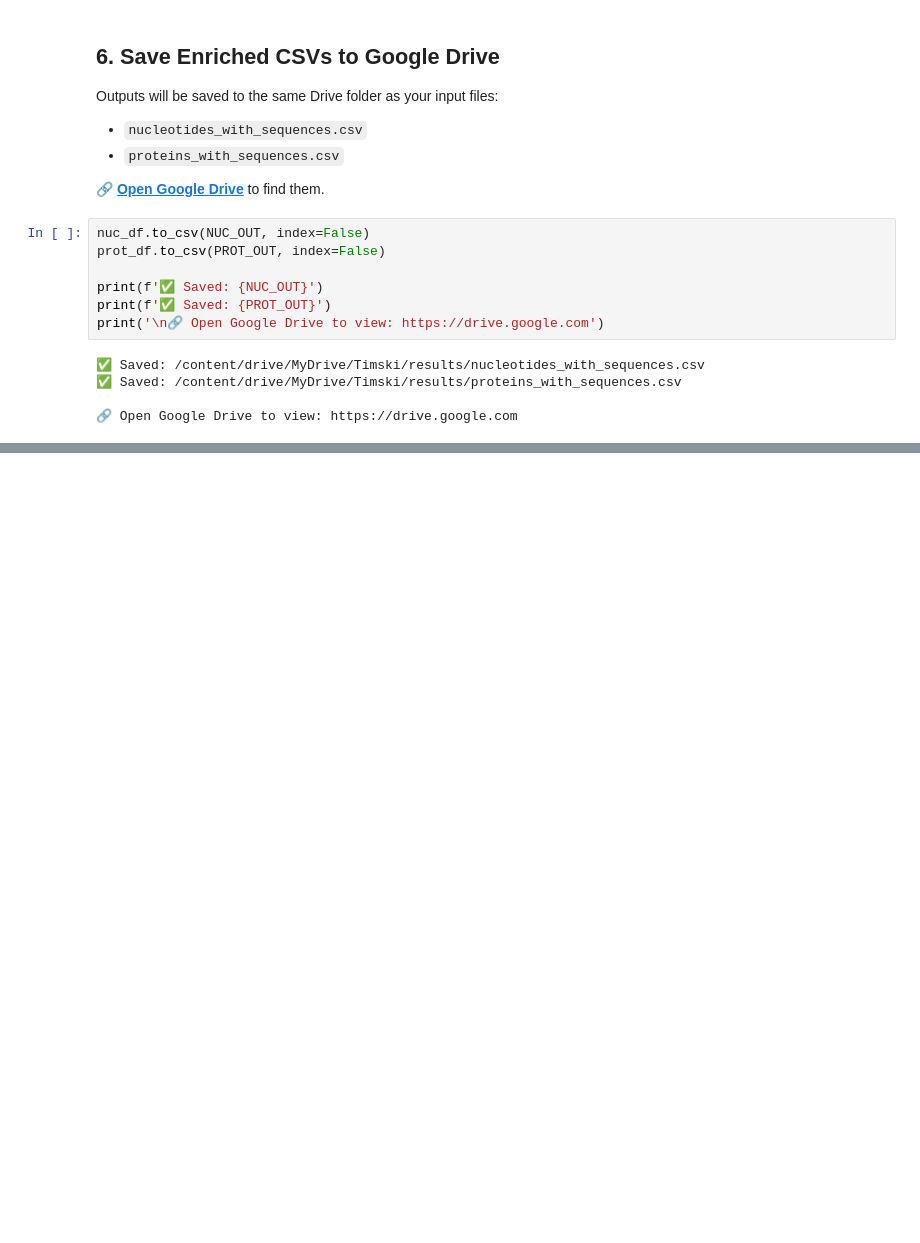
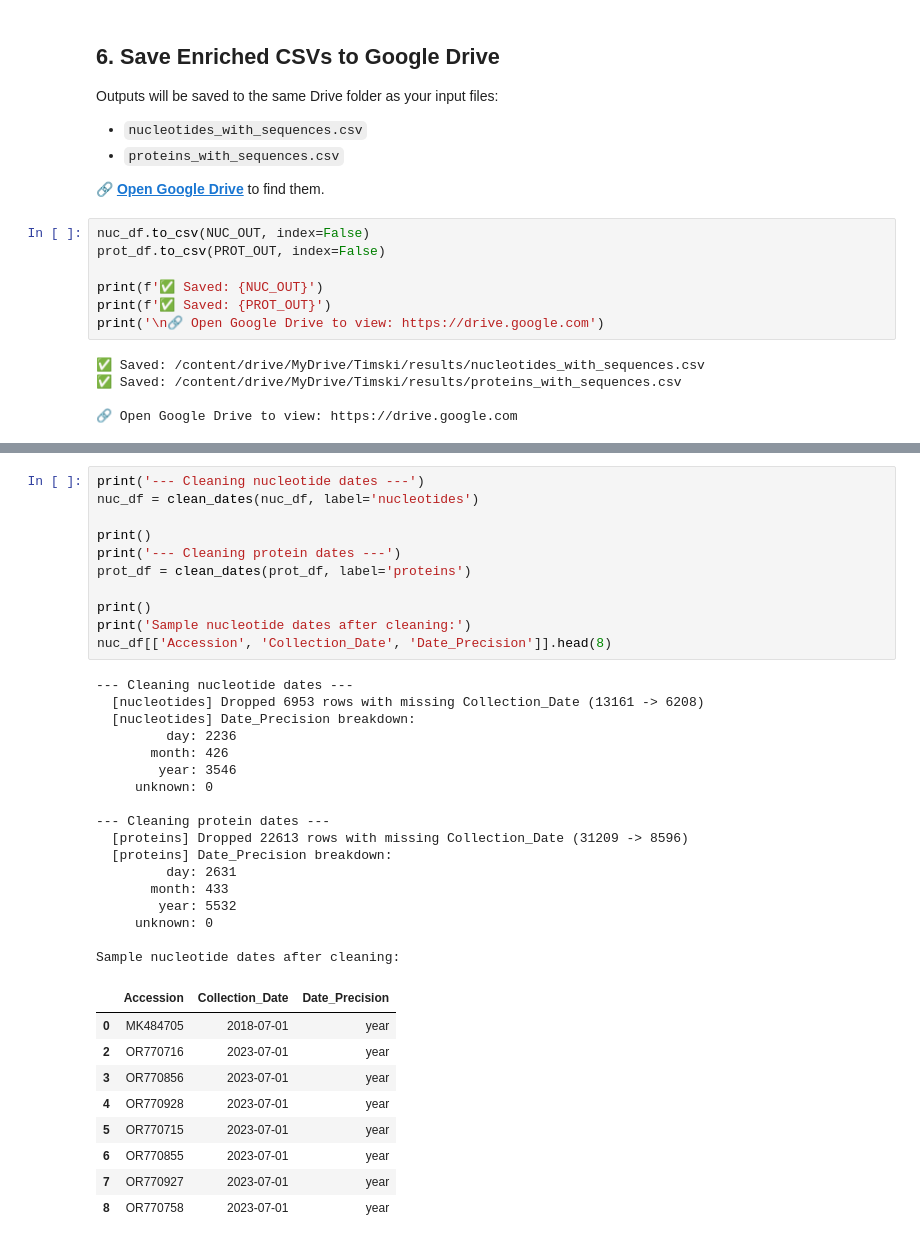
Before and after one commit to janaangeloska/Bayesian-Phylogenetic-Analysis-of-HPV, a Jupyter notebook: notebooks/01_data_preparation.ipynb, the cells around one changed output, grey strips where cells are left out. Saved outputs shown, nothing was run; the diff lists cells and outputs as text; blank space fills up the shorter version.

```diff
--- a/notebooks/01_data_preparation.ipynb
+++ b/notebooks/01_data_preparation.ipynb
@@ -184,0 +258,38 @@ print('\n🔗 Open Google Drive to view: https://drive.google.com')
+# %%
+print('--- Cleaning nucleotide dates ---')
+nuc_df = clean_dates(nuc_df, label='nucleotides')
+
+print()
+print('--- Cleaning protein dates ---')
+prot_df = clean_dates(prot_df, label='proteins')
+
+print()
+print('Sample nucleotide dates after cleaning:')
+nuc_df[['Accession', 'Collection_Date', 'Date_Precision']].head(8)
+# %% [output]
+--- Cleaning nucleotide dates ---
+  [nucleotides] Dropped 6953 rows with missing Collection_Date (13161 -> 6208)
+  [nucleotides] Date_Precision breakdown:
+         day: 2236
+       month: 426
+        year: 3546
+     unknown: 0
+
+--- Cleaning protein dates ---
+  [proteins] Dropped 22613 rows with missing Collection_Date (31209 -> 8596)
+  [proteins] Date_Precision breakdown:
+         day: 2631
+       month: 433
+        year: 5532
+     unknown: 0
+
+Sample nucleotide dates after cleaning:
+|  | Accession | Collection_Date | Date_Precision |
+| 0 | MK484705 | 2018-07-01 | year |
+| 2 | OR770716 | 2023-07-01 | year |
+| 3 | OR770856 | 2023-07-01 | year |
+| 4 | OR770928 | 2023-07-01 | year |
+| 5 | OR770715 | 2023-07-01 | year |
+| 6 | OR770855 | 2023-07-01 | year |
+| 7 | OR770927 | 2023-07-01 | year |
+| 8 | OR770758 | 2023-07-01 | year |
```
Also changed, not shown: parts of 6 cells of this notebook.
